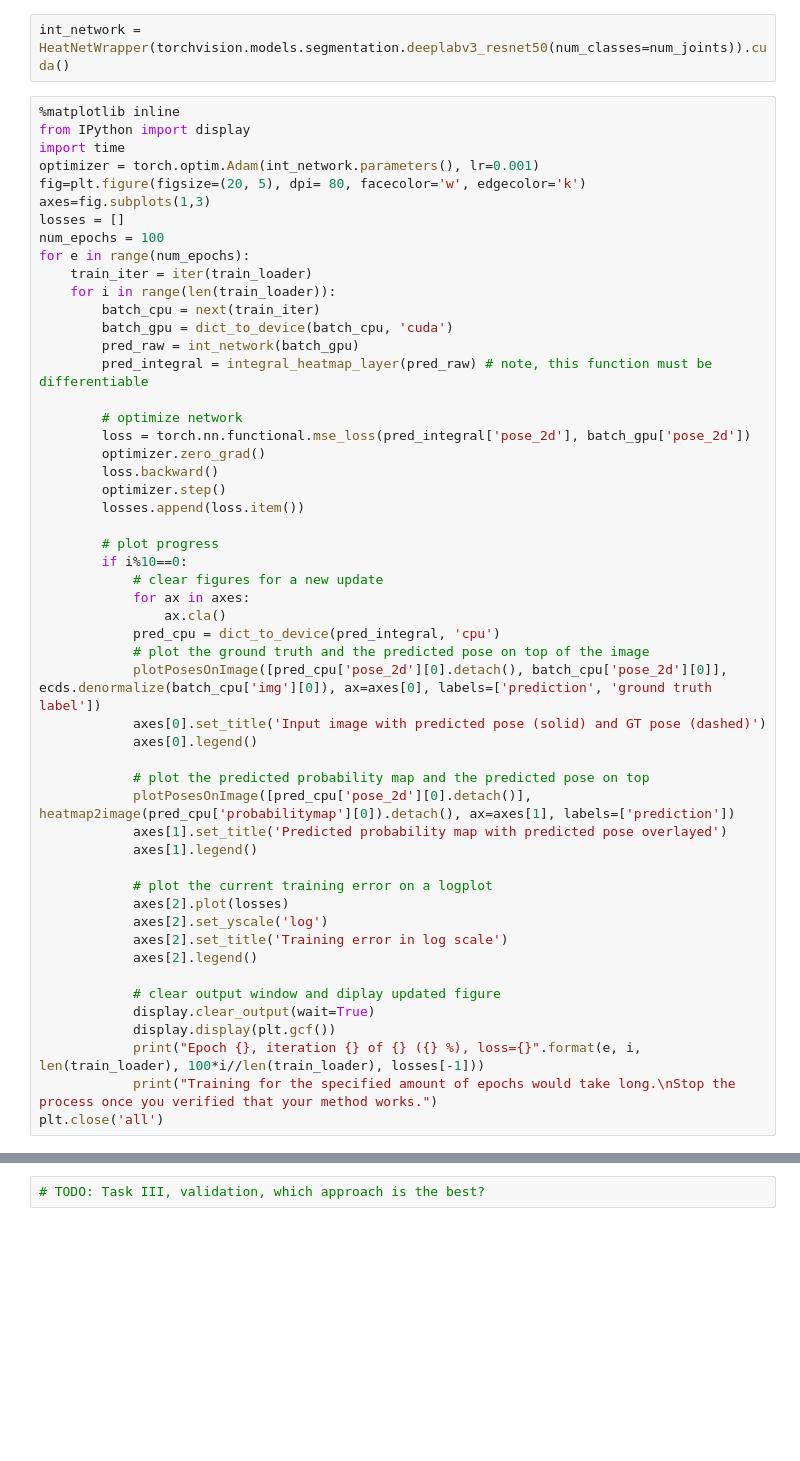
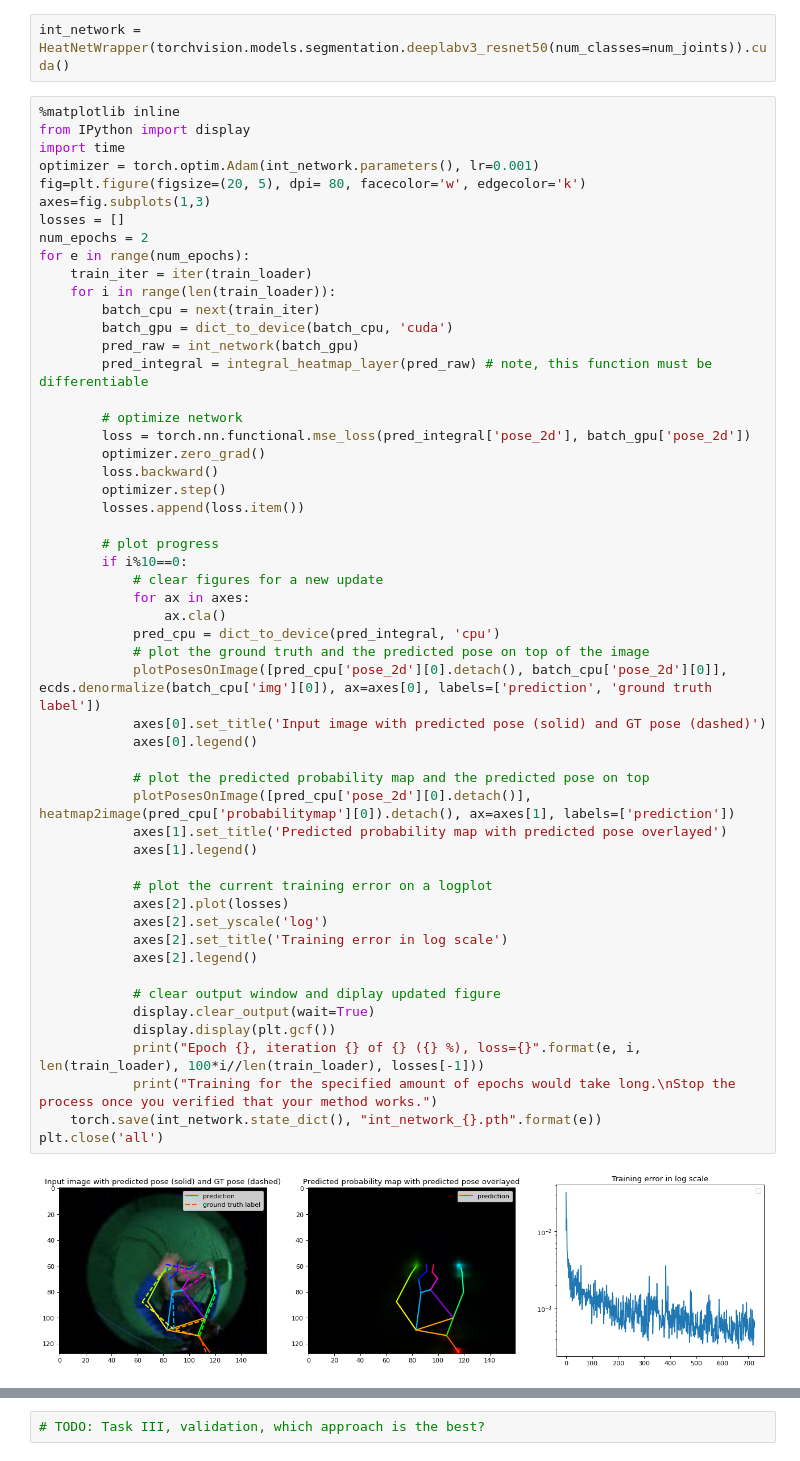
Before and after one commit to namratadeka/cs533-hw2, a Jupyter notebook: assignment2.ipynb, the cells around one changed output, grey strips where cells are left out. Saved outputs shown, nothing was run; the diff lists cells and outputs as text; blank space fills up the shorter version.

```diff
--- a/assignment2.ipynb
+++ b/assignment2.ipynb
@@ -363,7 +388,7 @@ optimizer = torch.optim.Adam(int_network.parameters(), lr=0.001)
 fig=plt.figure(figsize=(20, 5), dpi= 80, facecolor='w', edgecolor='k')
 axes=fig.subplots(1,3)
 losses = []
-num_epochs = 100
+num_epochs = 2
 for e in range(num_epochs):
     train_iter = iter(train_loader)
     for i in range(len(train_loader)):
@@ -380,30 +405,33 @@ for e in range(num_epochs):
         losses.append(loss.item())
 
         # plot progress
         if i%10==0:
             # clear figures for a new update
             for ax in axes:
                 ax.cla()
             pred_cpu = dict_to_device(pred_integral, 'cpu')
             # plot the ground truth and the predicted pose on top of the image
             plotPosesOnImage([pred_cpu['pose_2d'][0].detach(), batch_cpu['pose_2d'][0]], ecds.denormalize(batch_cpu['img'][0]), ax=axes[0], labels=['prediction', 'ground truth label'])
             axes[0].set_title('Input image with predicted pose (solid) and GT pose (dashed)')
             axes[0].legend()
 
             # plot the predicted probability map and the predicted pose on top
             plotPosesOnImage([pred_cpu['pose_2d'][0].detach()], heatmap2image(pred_cpu['probabilitymap'][0]).detach(), ax=axes[1], labels=['prediction'])
             axes[1].set_title('Predicted probability map with predicted pose overlayed')
             axes[1].legend()
 
             # plot the current training error on a logplot
             axes[2].plot(losses)
             axes[2].set_yscale('log')
             axes[2].set_title('Training error in log scale')
             axes[2].legend()
 
             # clear output window and diplay updated figure
             display.clear_output(wait=True)
             display.display(plt.gcf())
             print("Epoch {}, iteration {} of {} ({} %), loss={}".format(e, i, len(train_loader), 100*i//len(train_loader), losses[-1]))
             print("Training for the specified amount of epochs would take long.\nStop the process once you verified that your method works.")
+    torch.save(int_network.state_dict(), "int_network_{}.pth".format(e))
 plt.close('all')
+# %% [output]
+[figure, added]
```
Also changed, not shown: parts of 6 cells of this notebook.
